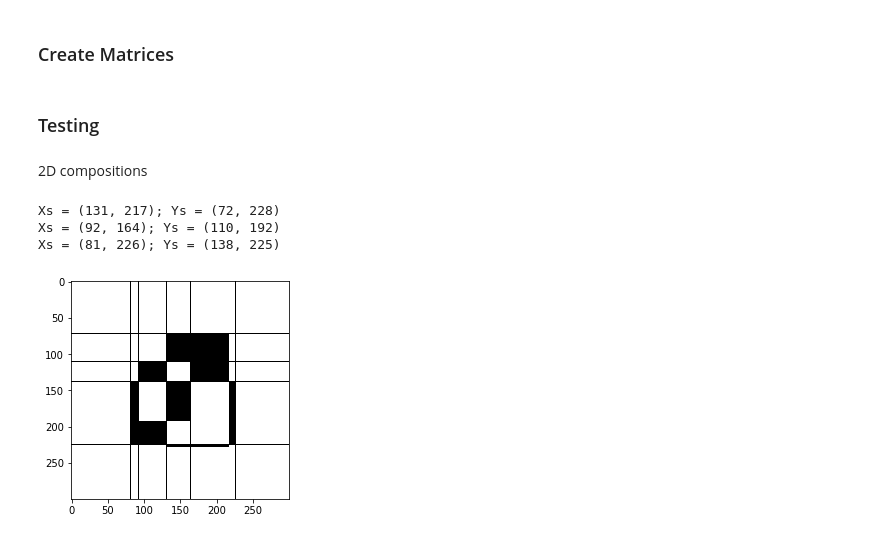
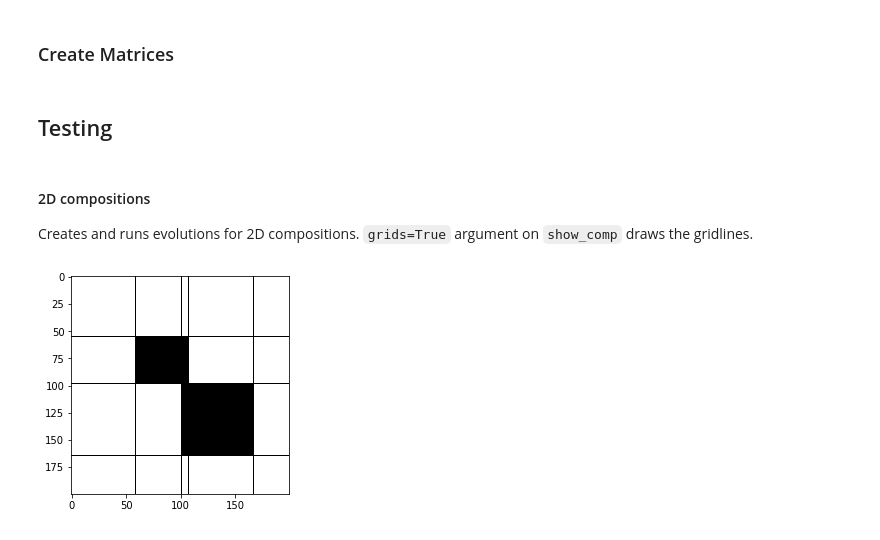
Before and after one commit to merttoka/vis_composition, a Jupyter notebook: Visual_Comp_v0.3.ipynb, the cells around one changed output. Cells and saved outputs as stored; diff of their text form; code cells hidden in the pictures.

```diff
--- a/Visual_Comp_v0.3.ipynb
+++ b/Visual_Comp_v0.3.ipynb
@@ -126,7 +126,7 @@ def mutate(O, ran):
 ### Run evolution
 # %%
 ## evolve 'O' for 'n' iterations
-def evolve(O, n=50, range=1):
+def evolve(O, size, n=50, range=1):
     _O = O.copy()
 
     # run n iterations
@@ -137,7 +137,7 @@ def evolve(O, n=50, range=1):
     # balance negatives
     for gene in _O:
         for i, gene_strip in enumerate(gene):
-            sum = np.sum(gene_strip)
+            sum = size[i]
             gene_strip = [abs(i) for i in gene_strip]
             gene[i] = [i*sum/np.sum(gene_strip) for i in gene_strip]
 
@@ -160,13 +160,37 @@ def show_comp(O, size=(400,400), legend=False, grids=False):
         im[int(r_y[0]):int(r_y[0]+r_y[1]),
            int(r_x[0]):int(r_x[0]+r_x[1])] = np.logical_xor(sub_im, 1).astype(int)
 
+
+    ## calculate subgrids
+    coords = np.zeros([shape(O[0])[0], 1]).tolist()
+    for gene in O:
+        for i, gene_strip in enumerate(gene):
+            coords[i].extend([gene_strip[0],gene_strip[0]+gene_strip[1]])
+    for i in arange(len(coords)):
+        coords[i].sort()
+
+    ## determine which rectangles are black
+    blacks = [False]*(len(coords[0])*len(coords[1]))
+    for i in arange(len(blacks)):
+        y = i//len(coords[0])
+        x = i%len(coords[0])
+
+        _x1 = coords[0][x]
+        _x2 = coords[0][x+1] if len(coords[0]) > x+1 else size[0]
+
+        _y1 = coords[1][y]
+        _y2 = coords[1][y+1] if len(coords[1]) > y+1 else size[1]
+
+        if im[int((_y1+_y2)*0.5), int((_x1+_x2)*0.5)] == 0:
+            blacks[i] = True
+
+
     ## grid lines
     if grids:
         for rect_xy in O:
             r_x = rect_xy[0]
             r_y = rect_xy[1]
 
-            print("Xs = ({0}, {1}); Ys = ({2}, {3})".format(int(r_x[0]), int(r_x[0]+r_x[1]), int(r_y[0]), int(r_y[0]+r_y[1])))
             # columns
             im[:,int(r_x[0])] = 0
             im[:,int(r_x[0]+r_x[1])] = 0
@@ -177,6 +201,8 @@ def show_comp(O, size=(400,400), legend=False, grids=False):
     imshow(im, cmap='gray')
     if legend is True:
         colorbar()
+
+    return coords, blacks
 # %% [markdown]
 ### Show 3D
 # %%
@@ -225,17 +251,15 @@ O = np.array([[(100,100,100), (100,100,100)], # (100,100,100)], # for 3D
 def create_compositions(n, ndim=2, size=(300,300)):
     return np.ones((n, ndim, 3))*(size[0]//3)
 # %% [markdown]
-### Testing
+## Testing
-# %% [markdown]
-2D compositions
+# %% [markdown]
+#### 2D compositions
+Creates and runs evolutions for 2D compositions. `grids=True` argument on `show_comp` draws the gridlines.
 # %%
-SIZE = (300,300)
-O = create_compositions(3)
+SIZE = (200,200)
+O = create_compositions(2)
 # %%
-_O = evolve(O, n=100, range=5.0)
-show_comp(_O, size=SIZE, grids=True)
+_O = evolve(O, SIZE, n=100, range=5.0)
+show_comp(_O, size=SIZE, grids=True);
 # %% [output]
-Xs = (131, 217); Ys = (72, 228)
-Xs = (92, 164); Ys = (110, 192)
-Xs = (81, 226); Ys = (138, 225)
-[figure, old version]
+[figure, new version]
```
Also changed, not shown: parts of 28 cells of this notebook, 1 other file.
